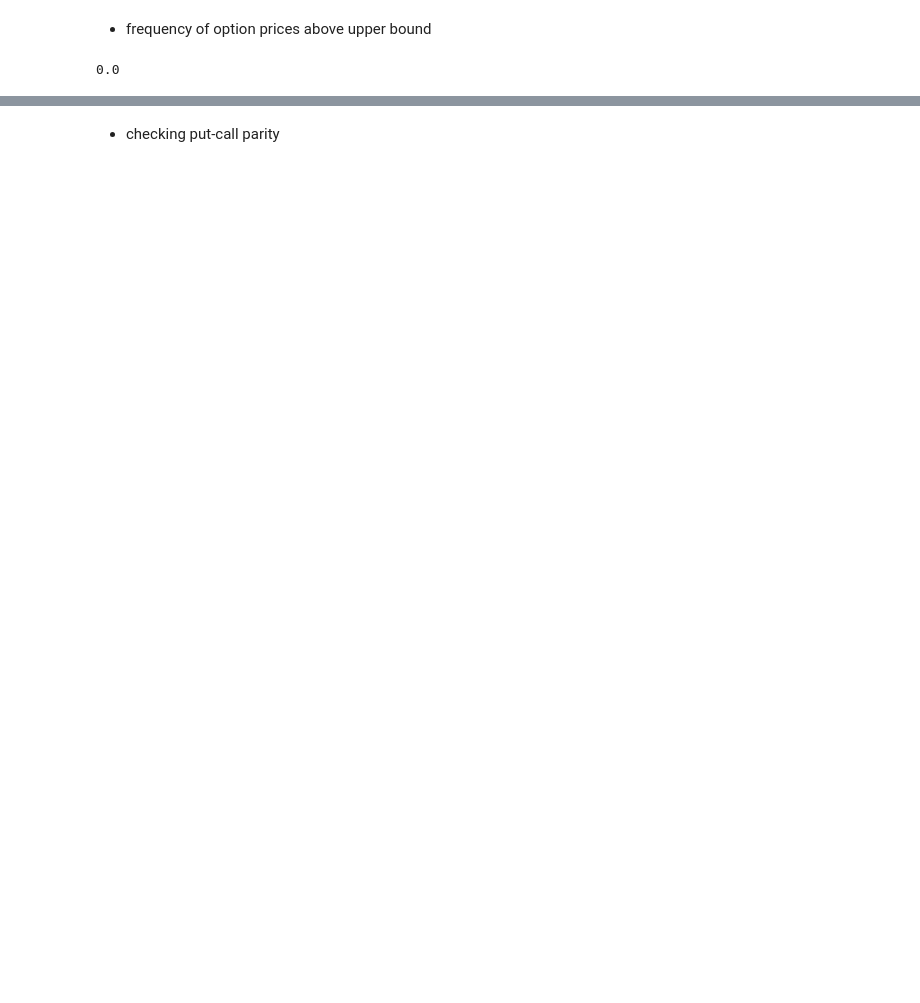
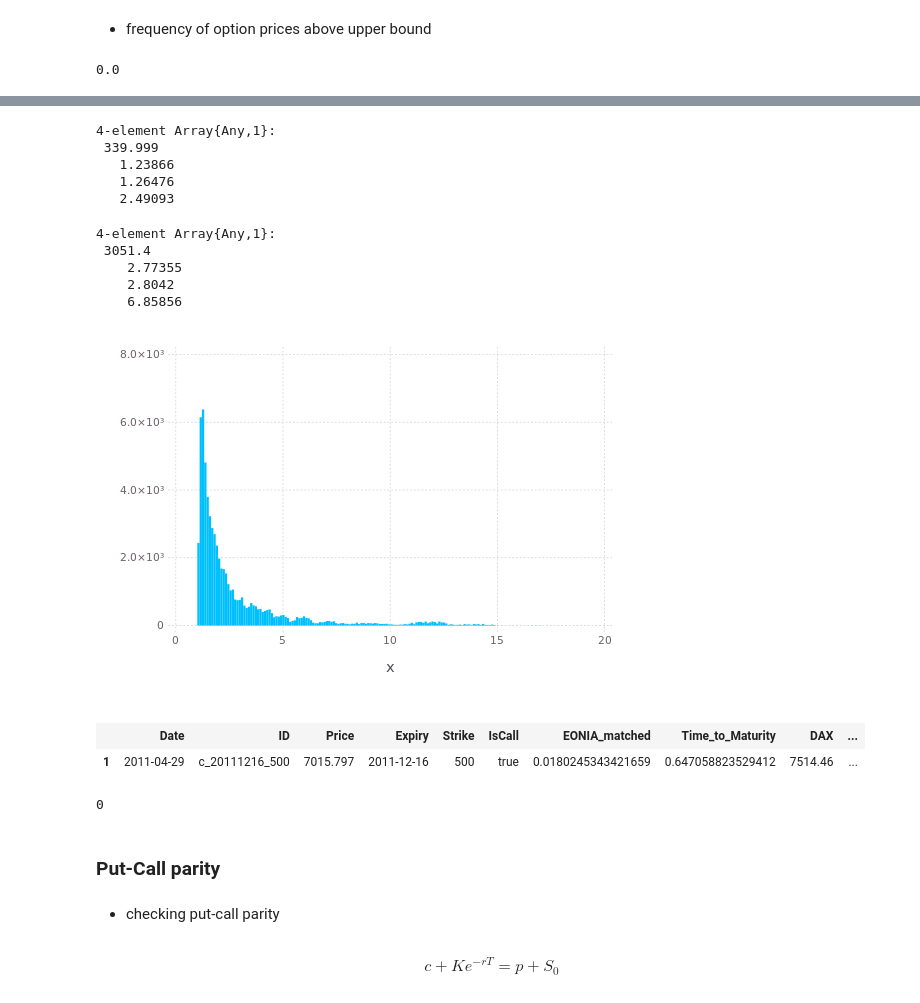
Before and after one commit to JuliaFinMetriX/option_prices, a Jupyter notebook: notebooks/option_price_consistencies.ipynb, the cells around one changed output, grey strips where cells are left out. Drawn from its saved outputs; the diff is of its cells as text; code cells hidden in the pictures; blank space fills up the shorter version.

```diff
--- a/notebooks/option_price_consistencies.ipynb
+++ b/notebooks/option_price_consistencies.ipynb
@@ -98,0 +195,24 @@ sum(consistData[:Price] .> consistData[:UpBound])/size(consistData, 1)
+# %%
+s = inconsistData[:DAX]
+k = inconsistData[:Strike]
+r = inconsistData[:EONIA_matched]
+ttm = inconsistData[:Time_to_Maturity]
+
+moneynesses = Array(DataFrame, 2)
+ind = 1
+for dat in (consistData, inconsistData)
+    s = dat[:DAX]
+    k = dat[:Strike]
+    r = dat[:EONIA_matched]
+    ttm = dat[:Time_to_Maturity]
+
+    absMness = absCallMness(s, k)
+    relMness = relCallMness(s, k)
+    discMness = discRelCallMness(s, k, r, ttm)
+    tScaledMness = tScaledCallMness(s, k, r, ttm)
+
+    moneynesses[ind] = DataFrame(absMness = absMness, relMness = relMness, discMness = discMness, tScaledMness = tScaledMness)
+    ind = ind + 1
+end
+
+head(moneynesses[1])
@@ -99,2 +227,36 @@ sum(consistData[:Price] .> consistData[:UpBound])/size(consistData, 1)
+# %%
+[mean(da[2]) for da in eachcol(moneynesses[1])]
+# %% [output]
+4-element Array{Any,1}:
+ 339.999
+   1.23866
+   1.26476
+   2.49093
+# %%
+[mean(da[2]) for da in eachcol(moneynesses[2])]
+# %% [output]
+4-element Array{Any,1}:
+ 3051.4
+    2.77355
+    2.8042
+    6.85856
+# %%
+plot(x = moneynesses[2][2], Geom.histogram)
+# %% [output]
+[figure, added]
+# %%
+kk = find(moneynesses[2][2] .> 15)
+inconsistData[kk[1], :]
+# %% [output]
+|  | Date | ID | Price | Expiry | Strike | IsCall | EONIA_matched | Time_to_Maturity | DAX | ... |
+| 1 | 2011-04-29 | c_20111216_500 | 7015.797 | 2011-12-16 | 500 | true | 0.0180245343421659 | 0.647058823529412 | 7514.46 | ... |
+# %%
+sum(moneynesses[2][2] .< 0)
+# %% [output]
+0
+# %% [markdown]
+### Put-Call parity
 # %% [markdown]
 - checking put-call parity
+# %% [markdown]
+$$c+Ke^{-rT}=p+S_{0}$$
```
Also changed, not shown: parts of 25 cells of this notebook.
